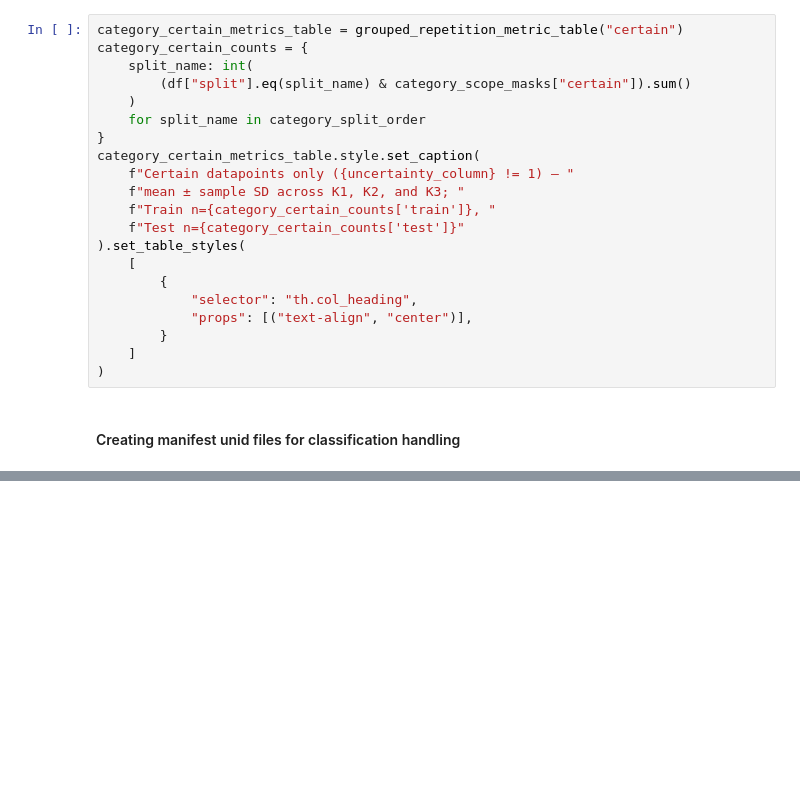
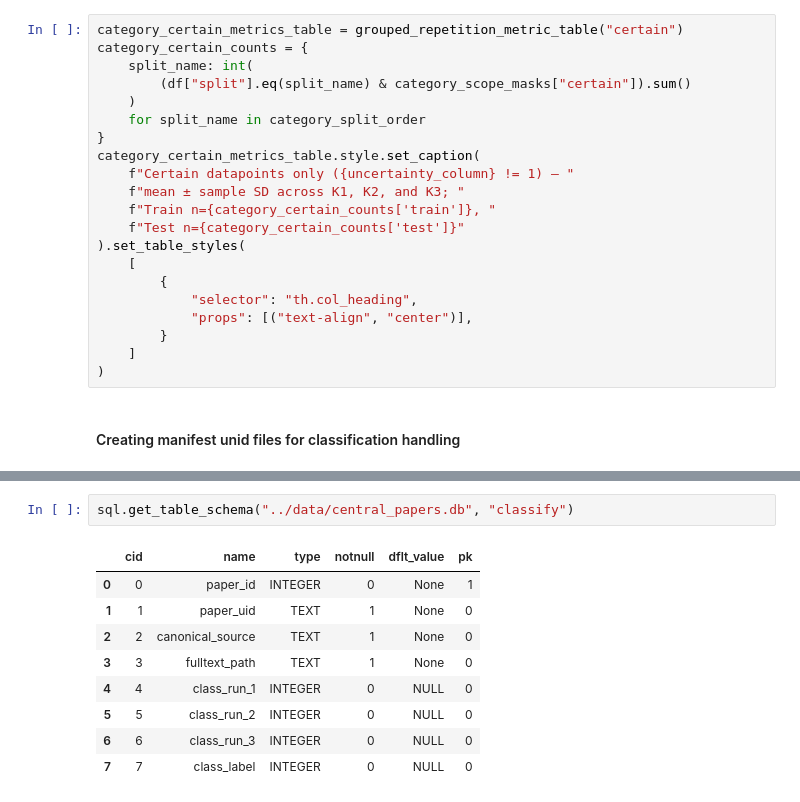
Before and after one commit to kevingeo11/synth_extract, a Jupyter notebook: notebooks/classification_analysis.ipynb, the cells around one changed output, grey strips where cells are left out. Cells and saved outputs as stored; diff of their text form; blank space fills up the shorter version.

```diff
--- a/notebooks/classification_analysis.ipynb
+++ b/notebooks/classification_analysis.ipynb
@@ -510,0 +1105,12 @@ Maximum UIDs per file: 10,000
+# %%
+sql.get_table_schema("../data/central_papers.db", "classify")
+# %% [output]
+|  | cid | name | type | notnull | dflt_value | pk |
+| 0 | 0 | paper_id | INTEGER | 0 | None | 1 |
+| 1 | 1 | paper_uid | TEXT | 1 | None | 0 |
+| 2 | 2 | canonical_source | TEXT | 1 | None | 0 |
+| 3 | 3 | fulltext_path | TEXT | 1 | None | 0 |
+| 4 | 4 | class_run_1 | INTEGER | 0 | NULL | 0 |
+| 5 | 5 | class_run_2 | INTEGER | 0 | NULL | 0 |
+| 6 | 6 | class_run_3 | INTEGER | 0 | NULL | 0 |
+| 7 | 7 | class_label | INTEGER | 0 | NULL | 0 |
```
Also changed, not shown: parts of 14 cells of this notebook, 11 other files.
